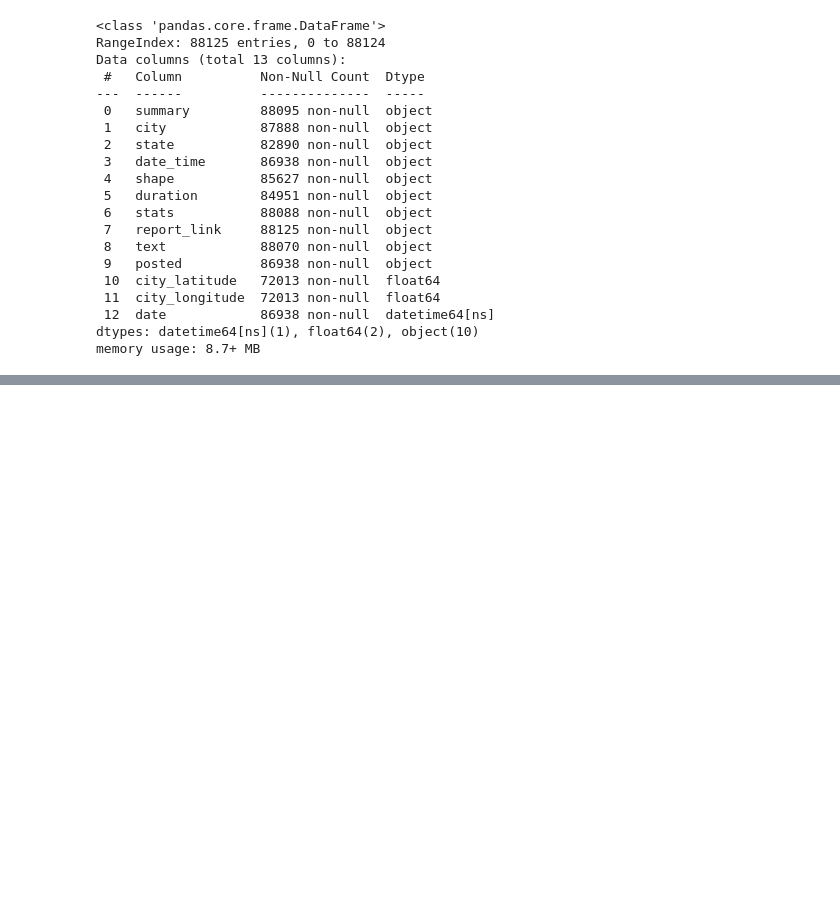
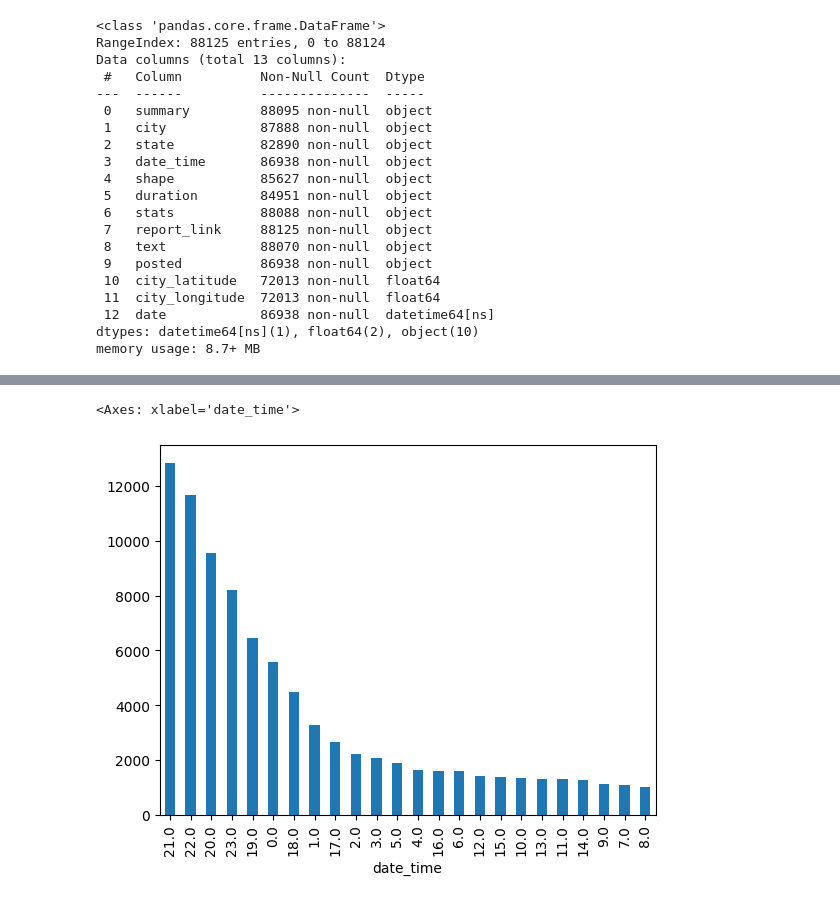
Before and after one commit to valatwork/pythondata, a Jupyter notebook: 008-working-with-dates-time.ipynb, the cells around one changed output, grey strips where cells are left out. Cells and saved outputs as stored; diff of their text form; code cells hidden in the pictures; blank space fills up the shorter version.

```diff
--- a/008-working-with-dates-time.ipynb
+++ b/008-working-with-dates-time.ipynb
@@ -124,0 +300,5 @@ memory usage: 8.7+ MB
+# %%
+ufos["date_time"].dt.hour.value_counts().plot(kind="bar")
+# %% [output]
+<Axes: xlabel='date_time'>
+[figure, added]
```
Also changed, not shown: parts of 50 cells of this notebook.
